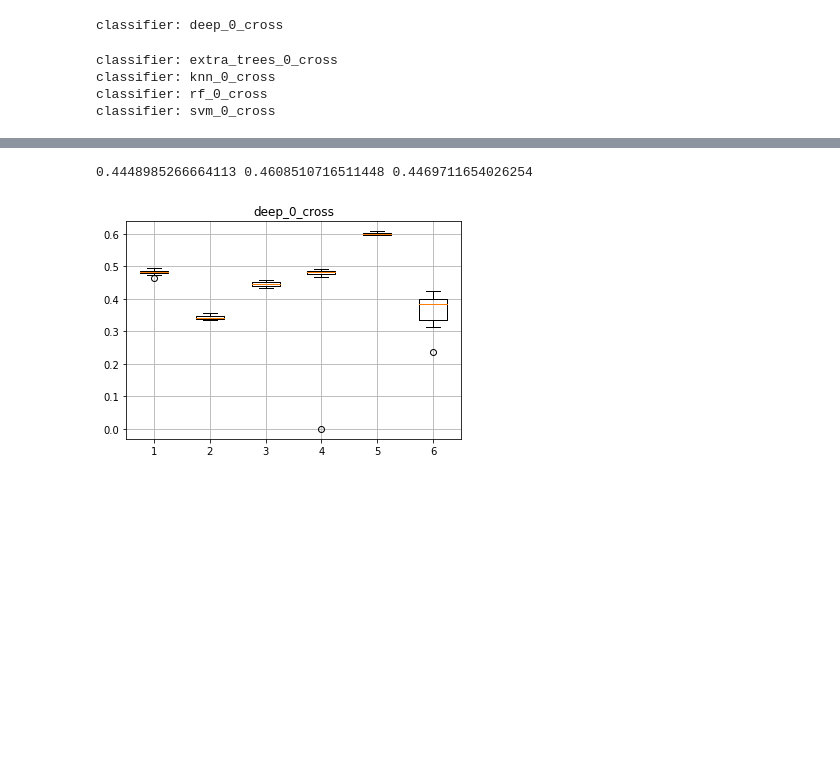
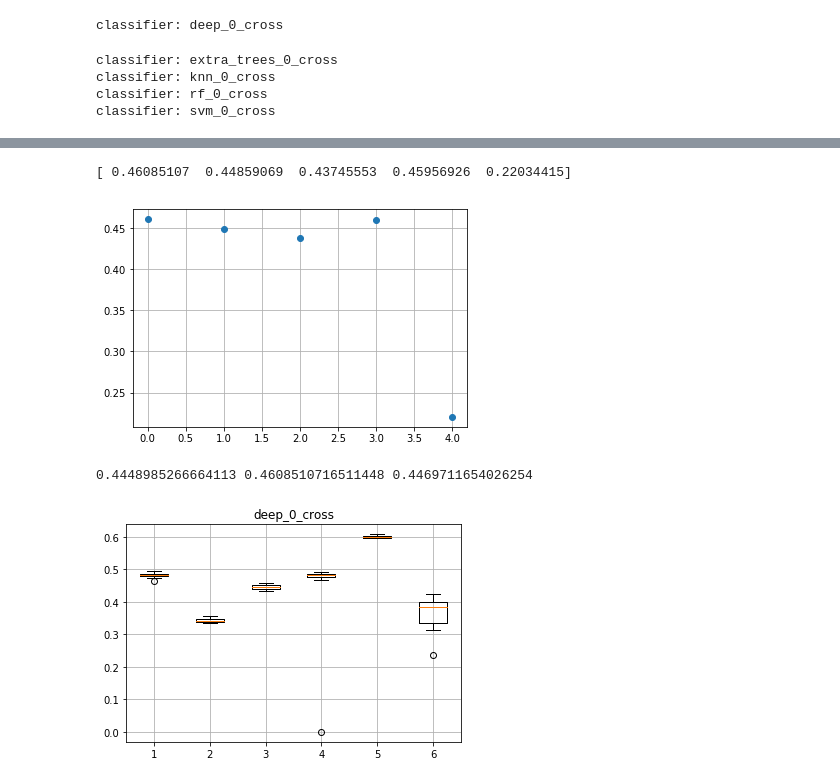
Before and after one commit to rpezoa/her2Segmentation, a Jupyter notebook: notebooks/stratified_random_with_training.ipynb, the cells around one changed output, grey strips where cells are left out. Saved outputs shown, nothing was run; the diff lists cells and outputs as text; code cells hidden in the pictures; blank space fills up the shorter version.

```diff
--- a/notebooks/stratified_random_with_training.ipynb
+++ b/notebooks/stratified_random_with_training.ipynb
@@ -60,0 +77,13 @@ plt.show()
+# %%
+means = np.zeros((len(classifiers)))
+for c in range(len(classifiers)):
+    means[c] = prec[:,:,c].mean()
+
+print(means)
+plt.figure()
+plt.plot(means,'o')
+plt.grid()
+plt.show()
+# %% [output]
+[ 0.46085107  0.44859069  0.43745553  0.45956926  0.22034415]
+[figure, added]
```
Also changed, not shown: parts of 9 cells of this notebook, 2 other files.
